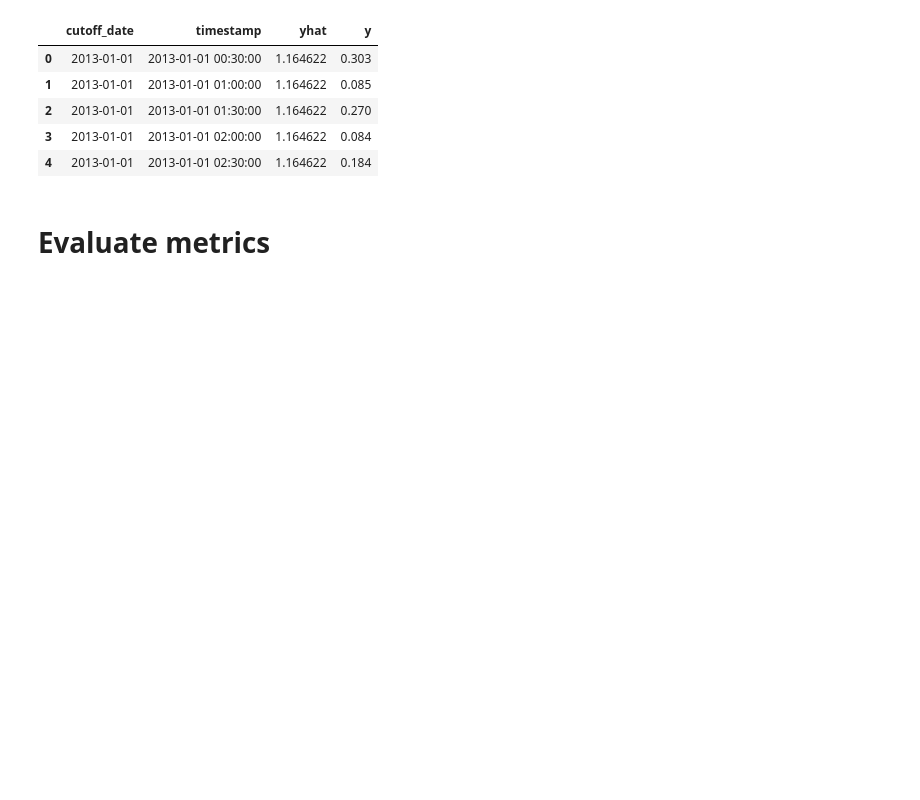
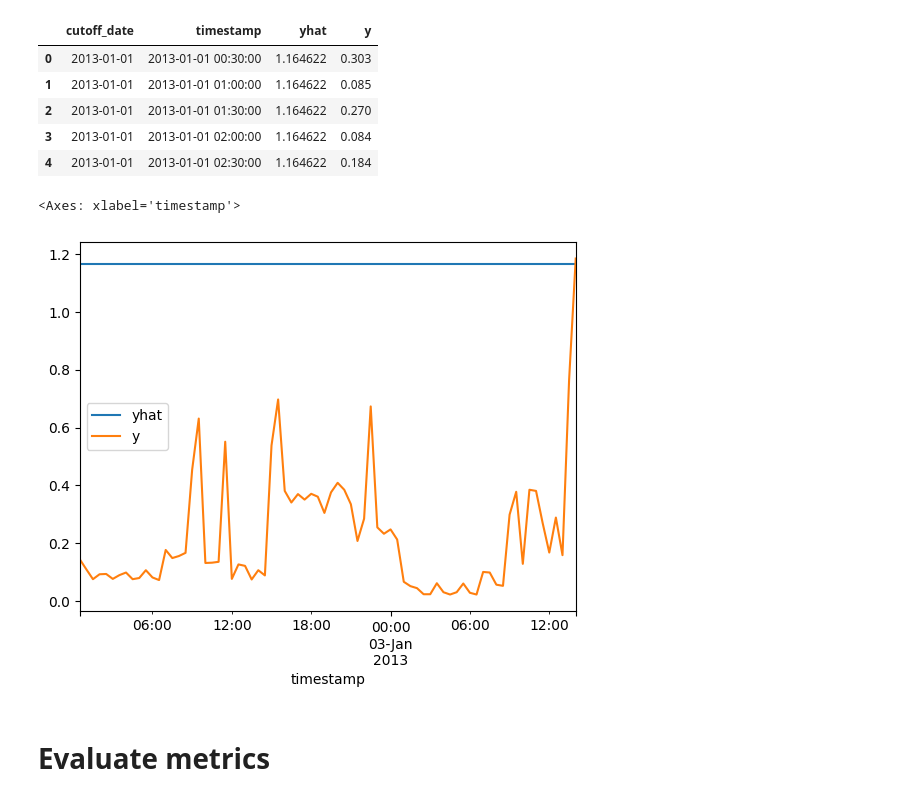
Before and after one commit to attila-balint-kul/energy-forecast-benchmark-examples, a Jupyter notebook: notebooks/01. Univariate.ipynb, the cells around one changed output. Saved outputs shown, nothing was run; the diff lists cells and outputs as text; code cells hidden in the pictures; blank space fills up the shorter version.

```diff
--- a/notebooks/01. Univariate.ipynb
+++ b/notebooks/01. Univariate.ipynb
@@ -110,6 +110,12 @@ crossval_df.head()
 | 2 | 2013-01-01 | 2013-01-01 01:30:00 | 1.164622 | 0.270 |
 | 3 | 2013-01-01 | 2013-01-01 02:00:00 | 1.164622 | 0.084 |
 | 4 | 2013-01-01 | 2013-01-01 02:30:00 | 1.164622 | 0.184 |
+# %%
+cutoff_date_to_plot = "2013-01-02"
+crossval_df.loc[crossval_df.cutoff_date == cutoff_date_to_plot].set_index("timestamp").drop(columns=["cutoff_date"]).plot()
+# %% [output]
+<Axes: xlabel='timestamp'>
+[figure, added]
 # %% [markdown]
 # Evaluate metrics
 # %%
```
Also changed, not shown: 14 other files.
